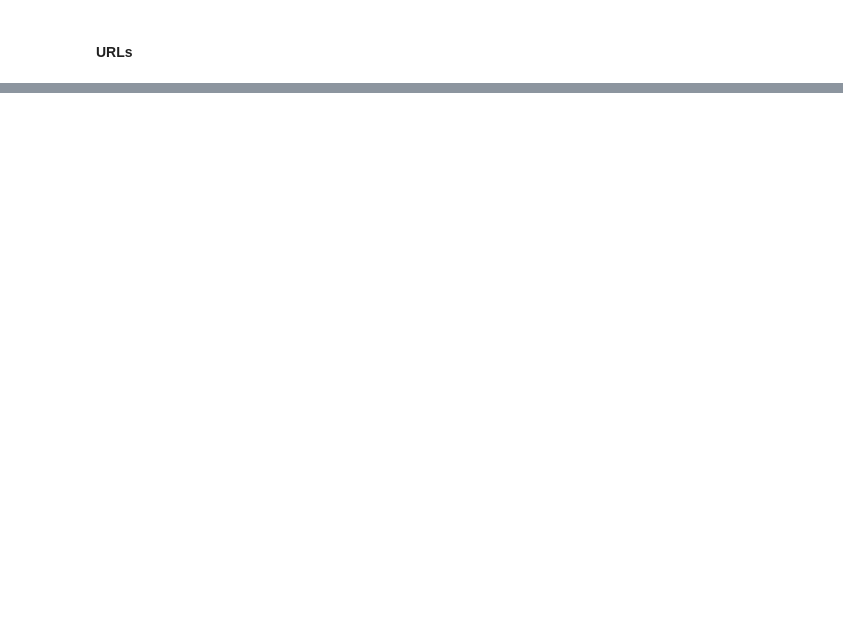
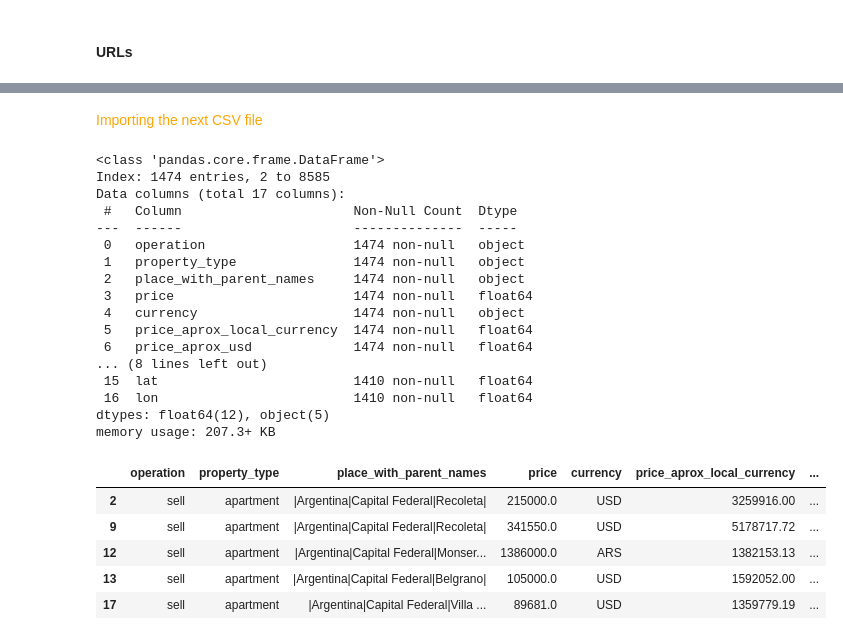
Before and after one commit to tech-ml-quant-luv/Applied_data_science_lab_worldquant, a Jupyter notebook: Project 2 - Housing in Buenos Aires/price _and_location.ipynb, the cells around one changed output, grey strips where cells are left out. Saved outputs shown, nothing was run; the diff lists cells and outputs as text; code cells hidden in the pictures; blank space fills up the shorter version.

```diff
--- a/Project 2 - Housing in Buenos Aires/price _and_location.ipynb
+++ b/Project 2 - Housing in Buenos Aires/price _and_location.ipynb
@@ -114,0 +100,30 @@
+# %% [markdown]
+<p style="color:orange">Importing the next CSV file</p>
+# %%
+frame2 = wrangle("./data/buenos-aires-real-estate-2.csv")
+frame2.info()
+frame2.head()
+# %% [output]
+<class 'pandas.core.frame.DataFrame'>
+Index: 1474 entries, 2 to 8585
+Data columns (total 17 columns):
+ #   Column                      Non-Null Count  Dtype
+---  ------                      --------------  -----
+ 0   operation                   1474 non-null   object
+ 1   property_type               1474 non-null   object
+ 2   place_with_parent_names     1474 non-null   object
+ 3   price                       1474 non-null   float64
+ 4   currency                    1474 non-null   object
+ 5   price_aprox_local_currency  1474 non-null   float64
+ 6   price_aprox_usd             1474 non-null   float64
+... (8 lines left out)
+ 15  lat                         1410 non-null   float64
+ 16  lon                         1410 non-null   float64
+dtypes: float64(12), object(5)
+memory usage: 207.3+ KB
+|  | operation | property_type | place_with_parent_names | price | currency | price_aprox_local_currency | ... |
+| 2 | sell | apartment | |Argentina|Capital Federal|Recoleta| | 215000.0 | USD | 3259916.00 | ... |
+| 9 | sell | apartment | |Argentina|Capital Federal|Recoleta| | 341550.0 | USD | 5178717.72 | ... |
+| 12 | sell | apartment | |Argentina|Capital Federal|Monser... | 1386000.0 | ARS | 1382153.13 | ... |
+| 13 | sell | apartment | |Argentina|Capital Federal|Belgrano| | 105000.0 | USD | 1592052.00 | ... |
+| 17 | sell | apartment | |Argentina|Capital Federal|Villa ... | 89681.0 | USD | 1359779.19 | ... |
```
Also changed, not shown: parts of 30 cells of this notebook, 1 other file.
